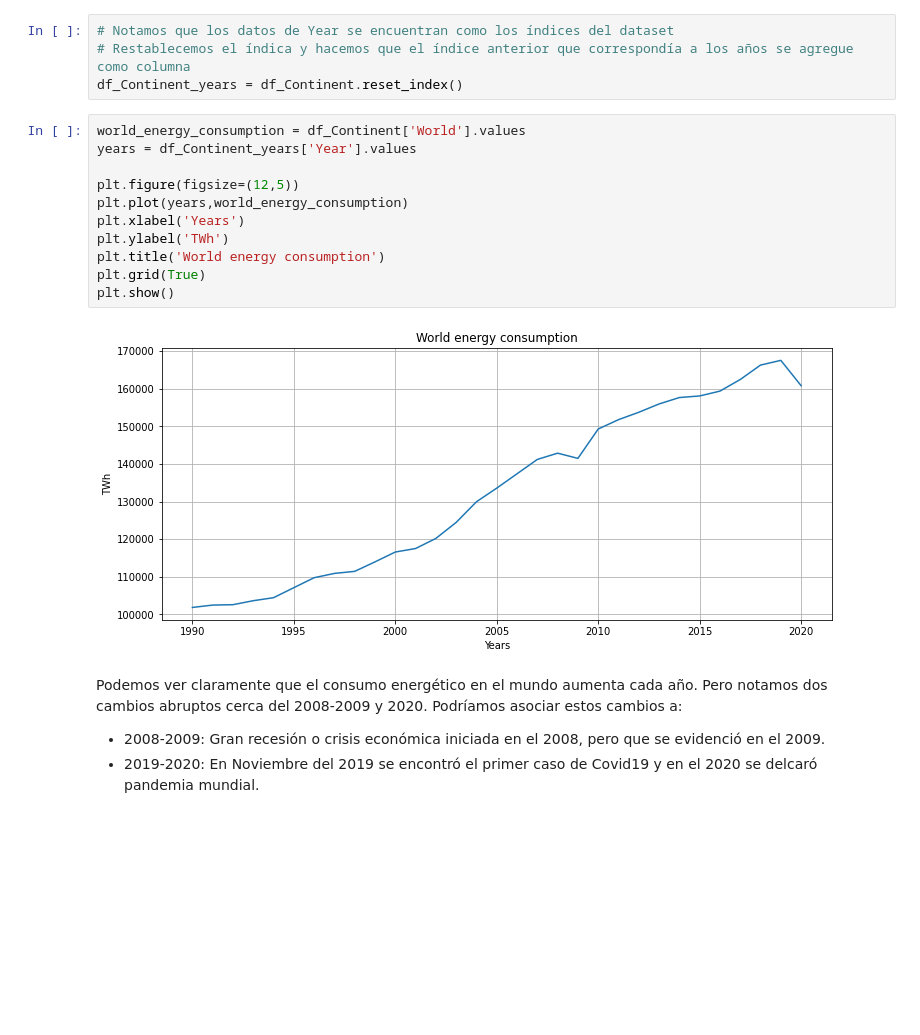
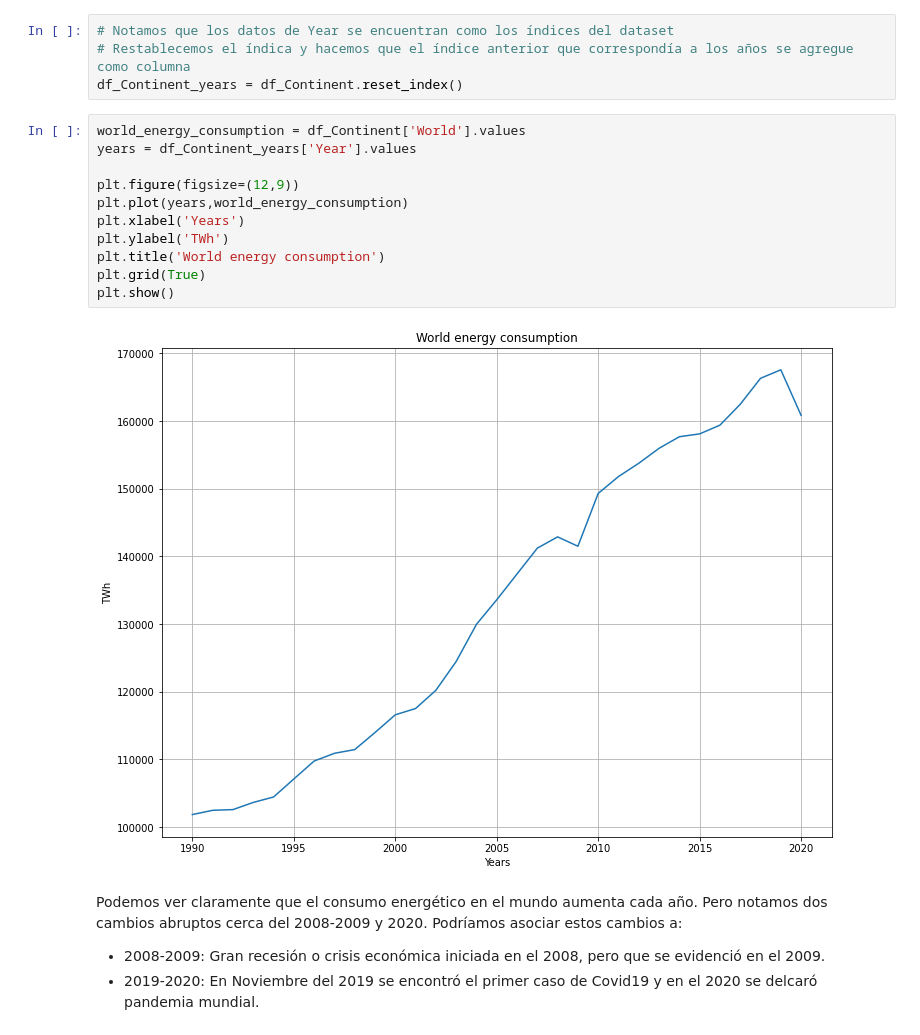
Before and after one commit to malvaradogcode/ProyectBootcamp, a Jupyter notebook: src/eda.ipynb, the cells around one changed output. Cells and saved outputs as stored; diff of their text form; blank space fills up the shorter version.

```diff
--- a/src/eda.ipynb
+++ b/src/eda.ipynb
@@ -34,16 +34,16 @@ df_Continent_years = df_Continent.reset_index()
 # %%
 world_energy_consumption = df_Continent['World'].values
 years = df_Continent_years['Year'].values
 
-plt.figure(figsize=(12,5))
+plt.figure(figsize=(12,9))
 plt.plot(years,world_energy_consumption)
 plt.xlabel('Years')
 plt.ylabel('TWh')
 plt.title('World energy consumption')
 plt.grid(True)
 plt.show()
 # %% [output]
-[figure, old version]
+[figure, new version]
 # %% [markdown]
 Podemos ver claramente que el consumo energético en el mundo aumenta cada año. Pero notamos dos cambios abruptos cerca del 2008-2009 y 2020. Podríamos asociar estos cambios a:
 - 2008-2009: Gran recesión o crisis económica iniciada en el 2008, pero que se evidenció en el 2009.
```
Also changed, not shown: parts of 1 cell of this notebook, 1 other file.
